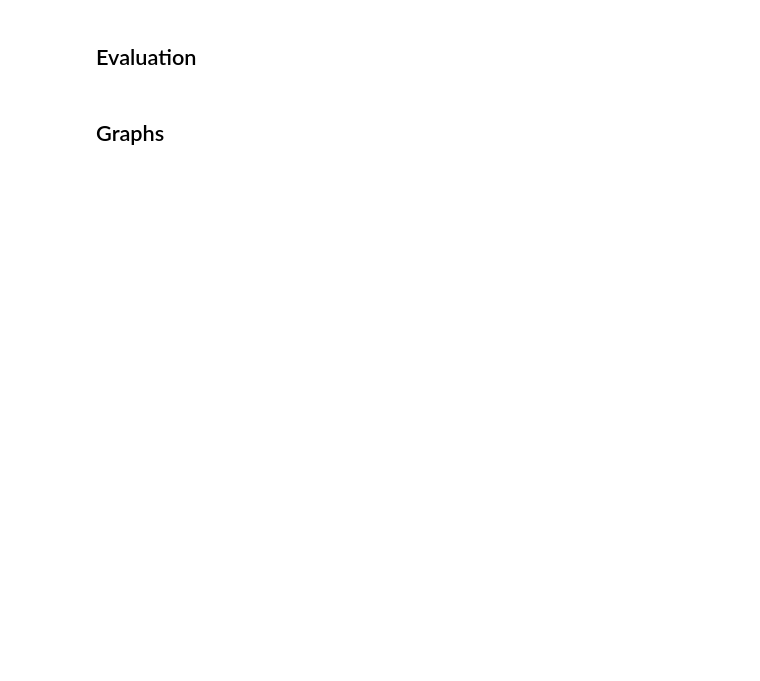
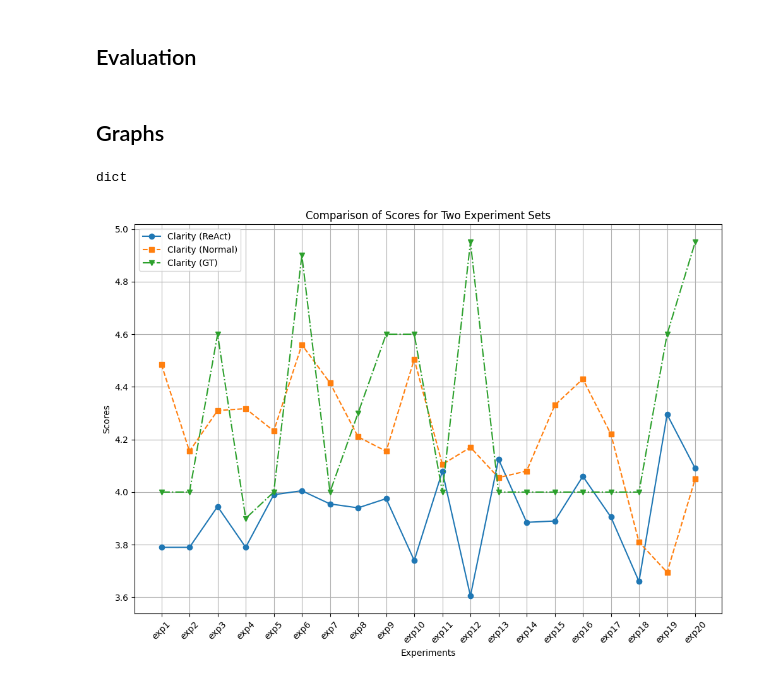
Before and after one commit to Rahul-1100/LLM-Agents, a Jupyter notebook: evaluation-and-graphs.ipynb, the cells around one changed output. Cells and saved outputs as stored; diff of their text form; code cells hidden in the pictures; blank space fills up the shorter version.

```diff
--- a/evaluation-and-graphs.ipynb
+++ b/evaluation-and-graphs.ipynb
@@ -198,5 +198,13 @@ with open(save_results_file,'w') as F:
 # %% [markdown]
 ## Graphs
+# %%
+with open("GT.txt", "r") as file:
+        content = file.read()
+        data = ast.literal_eval(content)
+
+type(data)
+# %% [output]
+dict
 # %%
 
 
@@ -209,53 +217,68 @@ def process_data(filename):
     with open(filename, "r") as file:
         content = file.read()
         data = ast.literal_eval(content)
 
     completeness, accuracy, safety, clarity = [], [], [], []
-    for i in data:
-        completeness.append(i['Completeness'])
-        accuracy.append(i['Accuracy'])
-        safety.append(i['Clarity'])
-        clarity.append(i['Safety'])
+    if type(data) == list:
+        for i in data:
+            completeness.append(i['Completeness'])
+            accuracy.append(i['Accuracy'])
+            safety.append(i['Clarity'])
+            clarity.append(i['Safety'])
 
-    return (
-        torch.tensor(accuracy).mean(dim=0).numpy(),
-        torch.tensor(completeness).mean(dim=0).numpy(),
-        torch.tensor(safety).mean(dim=0).numpy(),
-        torch.tensor(clarity).mean(dim=0).numpy()
-    )
-
+        return (
+            torch.tensor(accuracy).mean(dim=0).numpy(),
+            torch.tensor(completeness).mean(dim=0).numpy(),
+            torch.tensor(safety).mean(dim=0).numpy(),
+            torch.tensor(clarity).mean(dim=0).numpy()
+        )
+    elif type(data)==dict:
+        return (
+            torch.tensor(data['Completeness']).numpy(),
+            torch.tensor(data['Accuracy']).numpy(),
+            torch.tensor(data['Clarity']).numpy(),
+            torch.tensor(data['Safety']).numpy()
+        )
 # Process both datasets
 acc_1, comp_1, safe_1, clar_1 = process_data("Phi4_20Exps.txt")
 acc_2, comp_2, safe_2, clar_2 = process_data("Phi4_20Exps_normal.txt")
+acc_3, comp_3,safe_3,clar_3 = process_data("Using_phi4_for_groundT.txt")
 
 # Define x-axis labels
 x_labels = [f'exp{i+1}' for i in range(20)]
 
 # Plot the scores
 plt.figure(figsize=(12, 8))
 
 # First dataset
-plt.plot(x_labels, acc_1, label='Accuracy (Exp1)', marker='o', linestyle='-')
-plt.plot(x_labels, comp_1, label='Completeness (Exp1)', marker='o', linestyle='-')
-plt.plot(x_labels, safe_1, label='Safety (Exp1)', marker='o', linestyle='-')
-plt.plot(x_labels, clar_1, label='Clarity (Exp1)', marker='o', linestyle='-')
+# plt.plot(x_labels, acc_1, label='Accuracy (ReAct)', marker='o', linestyle='-')
+# plt.plot(x_labels, comp_1, label='Completeness (ReAct)', marker='o', linestyle='-')
+# plt.plot(x_labels, safe_1, label='Safety (ReAct)', marker='o', linestyle='-')
+plt.plot(x_labels, clar_1, label='Clarity (ReAct)', marker='o', linestyle='-')
 
 # Second dataset
-plt.plot(x_labels, acc_2, label='Accuracy (Exp2)', marker='s', linestyle='--')
-plt.plot(x_labels, comp_2, label='Completeness (Exp2)', marker='s', linestyle='--')
-plt.plot(x_labels, safe_2, label='Safety (Exp2)', marker='s', linestyle='--')
-plt.plot(x_labels, clar_2, label='Clarity (Exp2)', marker='s', linestyle='--')
+# plt.plot(x_labels, acc_2, label='Accuracy (Normal)', marker='s', linestyle='--')
+# plt.plot(x_labels, comp_2, label='Completeness (Normal)', marker='s', linestyle='--')
+# plt.plot(x_labels, safe_2, label='Safety (Normal)', marker='s', linestyle='--')
+plt.plot(x_labels, clar_2, label='Clarity (Normal)', marker='s', linestyle='--')
+
+# plt.plot(x_labels, acc_3, label='Accuracy (GT)', marker='v', linestyle='-.')
+# plt.plot(x_labels, comp_3, label='Completeness (GT)', marker='v', linestyle='-.')
+# plt.plot(x_labels, safe_3, label='Safety (GT)', marker='v', linestyle='-.')
+plt.plot(x_labels, clar_3, label='Clarity (GT)', marker='v', linestyle='-.')
 
 # Formatting
 plt.xlabel('Experiments')
 plt.ylabel('Scores')
 plt.title('Comparison of Scores for Two Experiment Sets')
 plt.legend()
 plt.xticks(rotation=45)
 plt.grid(True)
 
 # Show plot
 plt.show()
+# %% [output]
+[figure, added]
 # %%
 import ast
 import torch
```
Also changed, not shown: parts of 4 cells of this notebook, 11 other files.
